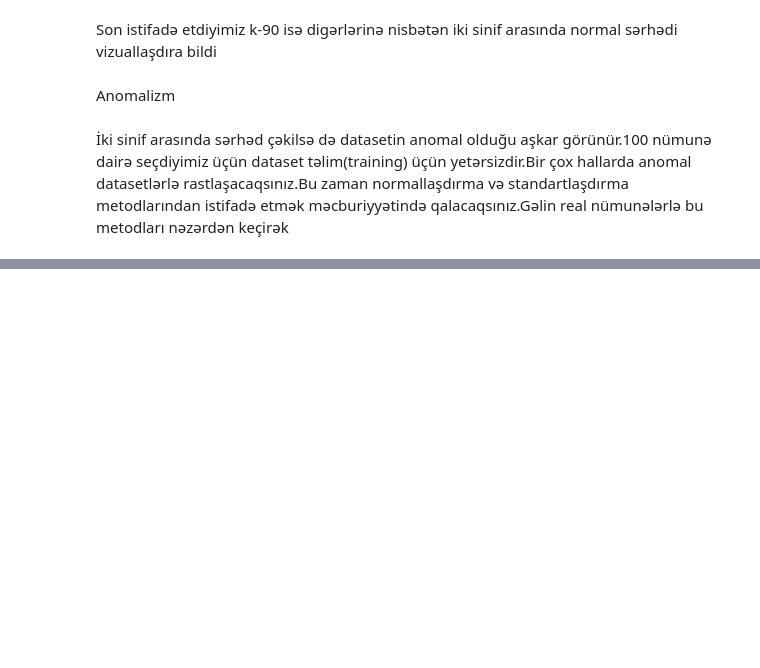
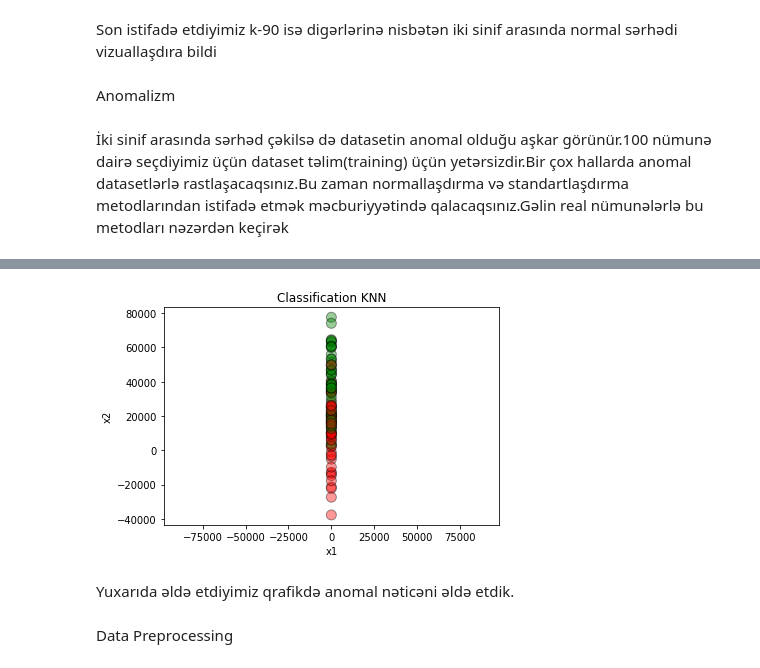
Before and after one commit to RashadGarayev/MachineLearningAZ, a Jupyter notebook: MachineLearningAz/Algorithm.ipynb, the cells around one changed output, grey strips where cells are left out. Cells and saved outputs as stored; diff of their text form; code cells hidden in the pictures; blank space fills up the shorter version.

```diff
--- a/MachineLearningAz/Algorithm.ipynb
+++ b/MachineLearningAz/Algorithm.ipynb
@@ -325,3 +325,7 @@ Son istifadə etdiyimiz k-90 isə digərlərinə nisbətən iki sinif arasında
 Anomalizm
 # %% [markdown]
 İki sinif arasında sərhəd çəkilsə də datasetin anomal olduğu aşkar görünür.100 nümunə dairə seçdiyimiz üçün dataset təlim(training) üçün yetərsizdir.Bir çox hallarda anomal datasetlərlə rastlaşacaqsınız.Bu zaman normallaşdırma və standartlaşdırma metodlarından istifadə etmək məcburiyyətində qalacaqsınız.Gəlin real nümunələrlə bu metodları nəzərdən keçirək
+# %%
+X, y = datasets.make_blobs(n_samples=100, random_state=4, centers=2, cluster_std=2)
+X[:, 1] *= 10000
+print(X[:10],y[:10])
@@ -327,0 +343,8 @@ Anomalizm
+# %%
+def PlotPScaled(X, y, new_data=None, new_prediction=None, nearest_points=None):
+    plt.scatter(X[:, 0], X[:, 1], c=color, s=100, edgecolor='black', alpha=0.4)
+    plt.figure(1, figsize=(12, 8))
+    plt.title("Classification KNN")
+    plt.xlabel("x1")
+    plt.ylabel("x2")
+    plt.gca().set_aspect('equal', adjustable='datalim')
@@ -327,0 +360,8 @@ Anomalizm
+# %%
+PlotPScaled(X,y)
+# %% [output]
+[figure, added]
+# %% [markdown]
+Yuxarıda əldə etdiyimiz qrafikdə anomal nəticəni əldə etdik.
+# %% [markdown]
+Data Preprocessing
```
Also changed, not shown: parts of 6 cells of this notebook.
